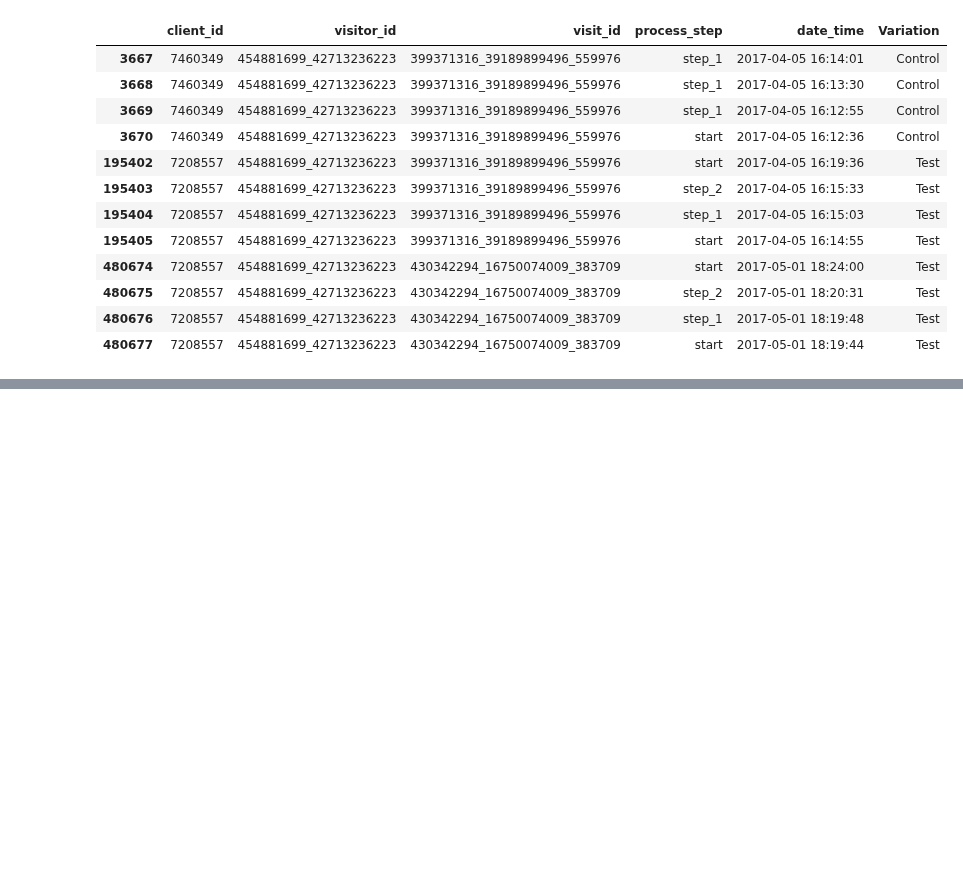
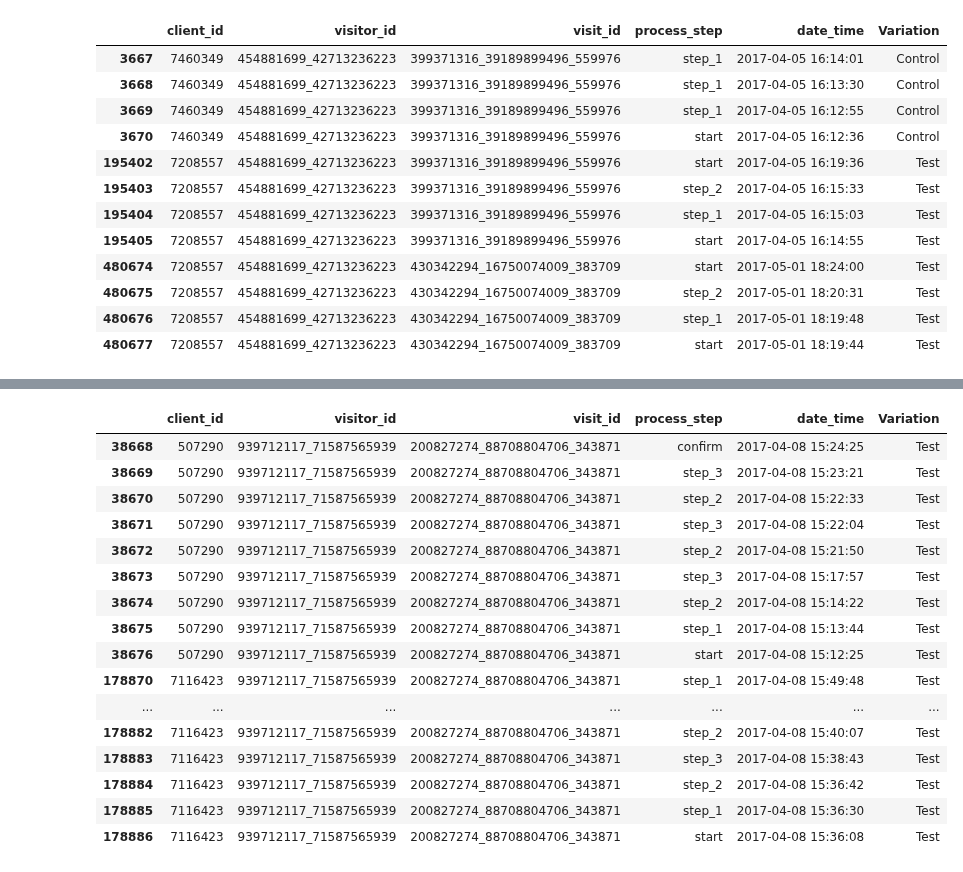
Before and after one commit to SunMax44/vanguard-ab-test, a Jupyter notebook: max_cleaning_visitor_id.ipynb, the cells around one changed output, grey strips where cells are left out. Drawn from its saved outputs; the diff is of its cells as text; code cells hidden in the pictures; blank space fills up the shorter version.

```diff
--- a/max_cleaning_visitor_id.ipynb
+++ b/max_cleaning_visitor_id.ipynb
@@ -158,2 +162,24 @@ memory usage: 33.3+ MB
 # %%
 df_web_ex.to_csv('df_web_ex_cleaned_part2_visitor_ids.csv', index=False)
+# %%
+#der eine special fall der gleiche visitor id gleiche visit id 2 client ids 2 erfolgreiche prozesse
+# und auch der fall von start auf confirm:
+df_web_ex[df_web_ex['visit_id'] == '200827274_88708804706_343871']
+# %% [output]
+|  | client_id | visitor_id | visit_id | process_step | date_time | Variation |
+| 38668 | 507290 | 939712117_71587565939 | 200827274_88708804706_343871 | confirm | 2017-04-08 15:24:25 | Test |
+| 38669 | 507290 | 939712117_71587565939 | 200827274_88708804706_343871 | step_3 | 2017-04-08 15:23:21 | Test |
+| 38670 | 507290 | 939712117_71587565939 | 200827274_88708804706_343871 | step_2 | 2017-04-08 15:22:33 | Test |
+| 38671 | 507290 | 939712117_71587565939 | 200827274_88708804706_343871 | step_3 | 2017-04-08 15:22:04 | Test |
+| 38672 | 507290 | 939712117_71587565939 | 200827274_88708804706_343871 | step_2 | 2017-04-08 15:21:50 | Test |
+| 38673 | 507290 | 939712117_71587565939 | 200827274_88708804706_343871 | step_3 | 2017-04-08 15:17:57 | Test |
+| 38674 | 507290 | 939712117_71587565939 | 200827274_88708804706_343871 | step_2 | 2017-04-08 15:14:22 | Test |
+| 38675 | 507290 | 939712117_71587565939 | 200827274_88708804706_343871 | step_1 | 2017-04-08 15:13:44 | Test |
+| 38676 | 507290 | 939712117_71587565939 | 200827274_88708804706_343871 | start | 2017-04-08 15:12:25 | Test |
+| 178870 | 7116423 | 939712117_71587565939 | 200827274_88708804706_343871 | step_1 | 2017-04-08 15:49:48 | Test |
+| ... | ... | ... | ... | ... | ... | ... |
+| 178882 | 7116423 | 939712117_71587565939 | 200827274_88708804706_343871 | step_2 | 2017-04-08 15:40:07 | Test |
+| 178883 | 7116423 | 939712117_71587565939 | 200827274_88708804706_343871 | step_3 | 2017-04-08 15:38:43 | Test |
+| 178884 | 7116423 | 939712117_71587565939 | 200827274_88708804706_343871 | step_2 | 2017-04-08 15:36:42 | Test |
+| 178885 | 7116423 | 939712117_71587565939 | 200827274_88708804706_343871 | step_1 | 2017-04-08 15:36:30 | Test |
+| 178886 | 7116423 | 939712117_71587565939 | 200827274_88708804706_343871 | start | 2017-04-08 15:36:08 | Test |
```
Also changed, not shown: parts of 3 cells of this notebook.
